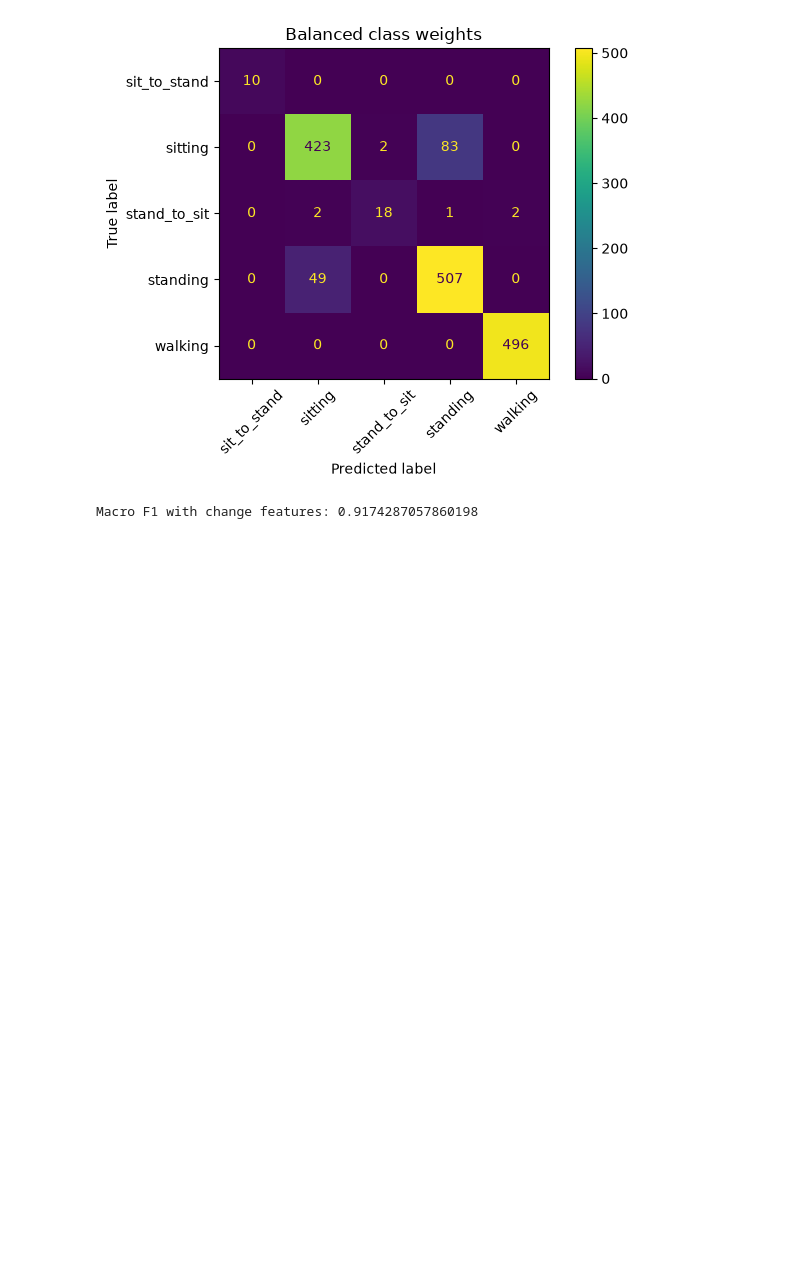
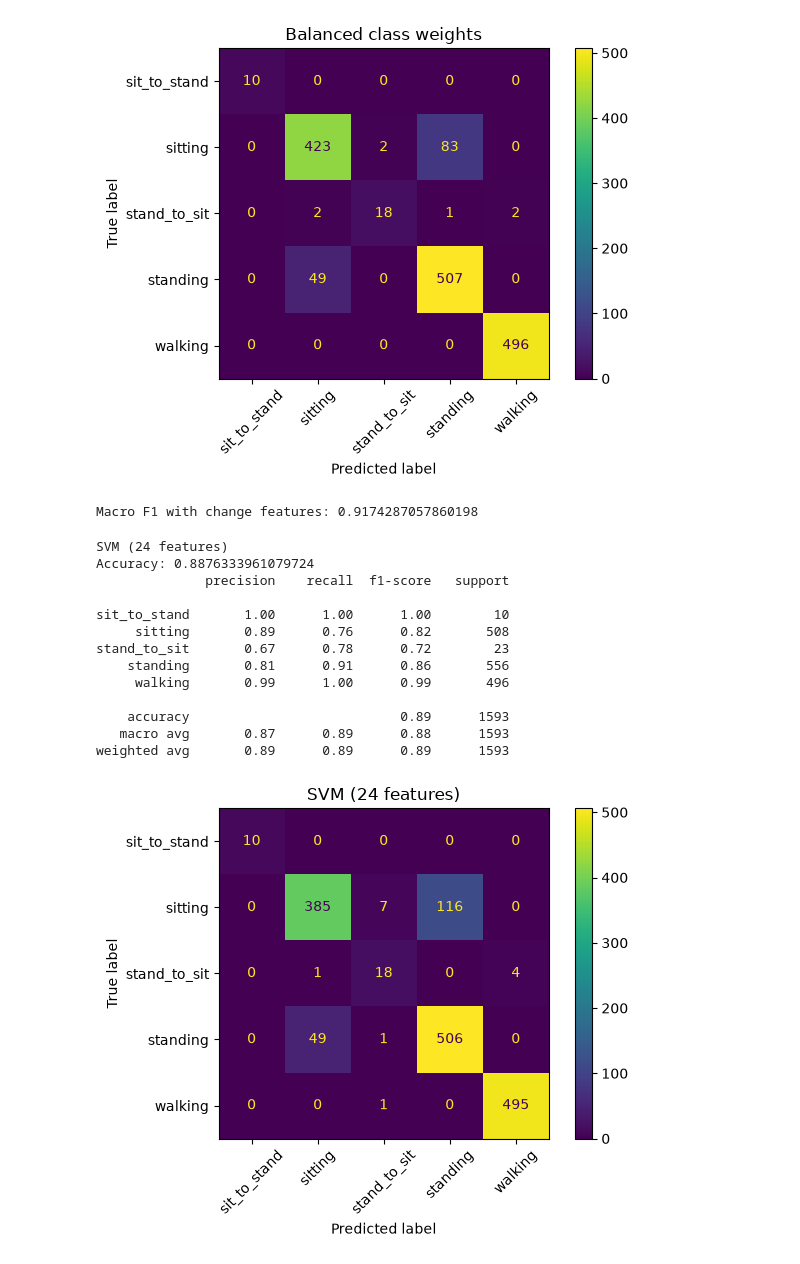
Before and after one commit to 0wenmarks/IoT_S1_Models, a Jupyter notebook: IoT_S1_Owen/notebooks/devTest.ipynb, the cells around one changed output. Saved outputs shown, nothing was run; the diff lists cells and outputs as text; code cells hidden in the pictures; blank space fills up the shorter version.

```diff
--- a/IoT_S1_Owen/notebooks/devTest.ipynb
+++ b/IoT_S1_Owen/notebooks/devTest.ipynb
@@ -128,3 +131,22 @@ predictions = model_change.predict(test[FEATURE_NAMES])
 print("Macro F1 with change features:", f1_score(y_test, predictions, average="macro"))
 # %% [output]
 Macro F1 with change features: 0.9174287057860198
+# %%
+svm_model = make_pipeline(StandardScaler(), SVC())
+svm_model.fit(X_train, y_train)
+runModel(svm_model, "SVM (24 features)")
+# %% [output]
+SVM (24 features)
+Accuracy: 0.8876333961079724
+              precision    recall  f1-score   support
+
+sit_to_stand       1.00      1.00      1.00        10
+     sitting       0.89      0.76      0.82       508
+stand_to_sit       0.67      0.78      0.72        23
+    standing       0.81      0.91      0.86       556
+     walking       0.99      1.00      0.99       496
+
+    accuracy                           0.89      1593
+   macro avg       0.87      0.89      0.88      1593
+weighted avg       0.89      0.89      0.89      1593
+[figure, added]
```
Also changed, not shown: parts of 2 cells of this notebook, 37 other files.
